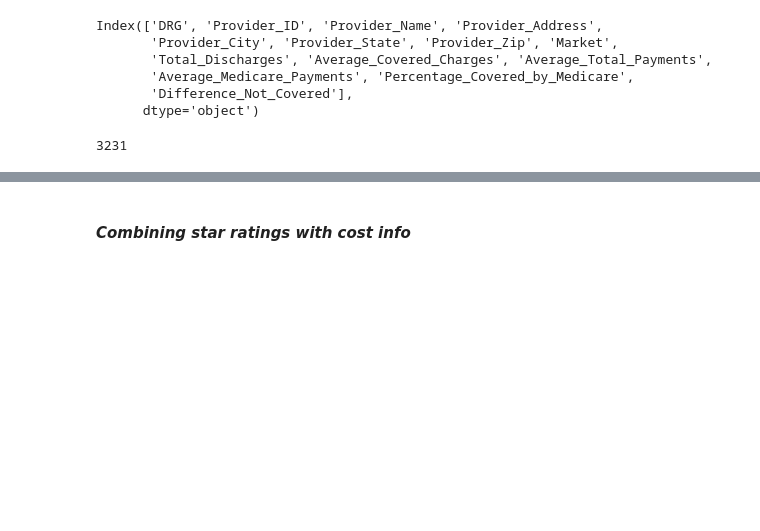
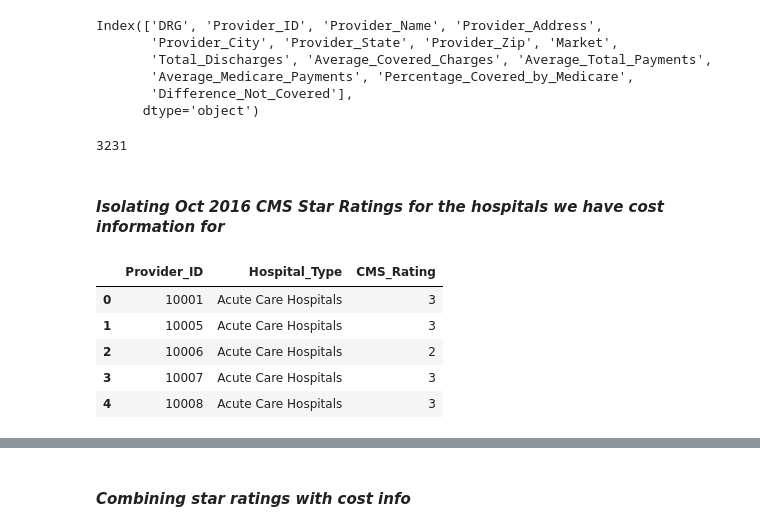
Before and after one commit to carmijh0/Reimplementation_of_2016_CMS_Hospital_Star_Rating_Methodology, a Jupyter notebook: Capstone.ipynb, the cells around one changed output, grey strips where cells are left out. Saved outputs shown, nothing was run; the diff lists cells and outputs as text; code cells hidden in the pictures; blank space fills up the shorter version.

```diff
--- a/Capstone.ipynb
+++ b/Capstone.ipynb
@@ -273,3 +273,9 @@ Index(['DRG', 'Provider_ID', 'Provider_Name', 'Provider_Address',
 print(len(in_p['Provider_ID'].unique()))
 # %% [output]
 3231
+# %% [markdown]
+#### _Isolating Oct 2016 CMS Star Ratings for the hospitals we have cost information for_
+# %%
+gen_2016 = pd.read_csv('../data/data/Hospital_General_Information_Oct_2016.csv')
+# %%
+cms_2016_ratings = gen_2016[['Provider ID', 'Hospital Type', 'Hospital overall rating']]
@@ -275,0 +284,9 @@ print(len(in_p['Provider_ID'].unique()))
+# %%
+cms_2016_ratings.head()
+# %% [output]
+|  | Provider_ID | Hospital_Type | CMS_Rating |
+| 0 | 10001 | Acute Care Hospitals | 3 |
+| 1 | 10005 | Acute Care Hospitals | 3 |
+| 2 | 10006 | Acute Care Hospitals | 2 |
+| 3 | 10007 | Acute Care Hospitals | 3 |
+| 4 | 10008 | Acute Care Hospitals | 3 |
```
Also changed, not shown: parts of 22 cells of this notebook, 2 other files.
